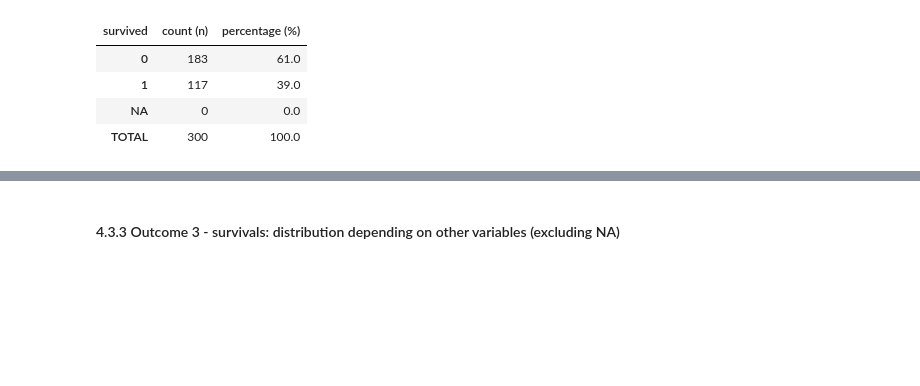
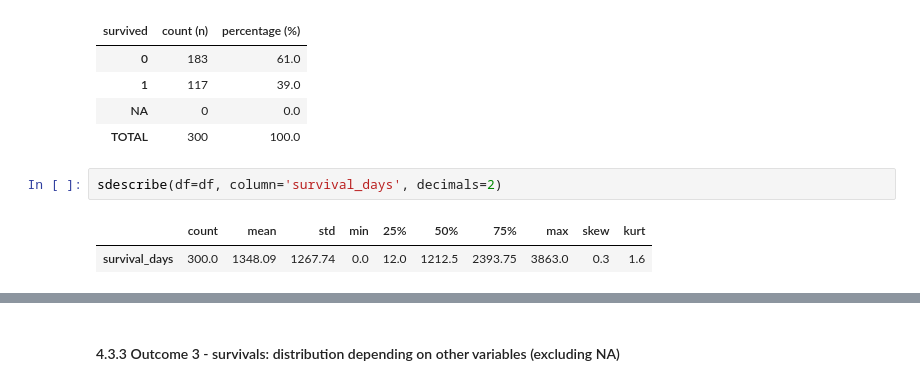
Before and after one commit to Pablomfm/Intracranial_Hemorrhages, a Jupyter notebook: 4.1 EDA & Descriptive Statistics of Outcomes.ipynb, the cells around one changed output, grey strips where cells are left out. Drawn from its saved outputs; the diff is of its cells as text; blank space fills up the shorter version.

```diff
--- a/4.1 EDA & Descriptive Statistics of Outcomes.ipynb
+++ b/4.1 EDA & Descriptive Statistics of Outcomes.ipynb
@@ -448,4 +448,9 @@ freqtab (df, 'survived', 2)
 | 1 | 117 | 39.0 |
 | NA | 0 | 0.0 |
 | TOTAL | 300 | 100.0 |
+# %%
+sdescribe(df=df, column='survival_days', decimals=2)
+# %% [output]
+|  | count | mean | std | min | 25% | 50% | 75% | max | skew | kurt |
+| survival_days | 300.0 | 1348.09 | 1267.74 | 0.0 | 12.0 | 1212.5 | 2393.75 | 3863.0 | 0.3 | 1.6 |
 # %%
```
Also changed, not shown: parts of 5 cells of this notebook, 13 other files.
